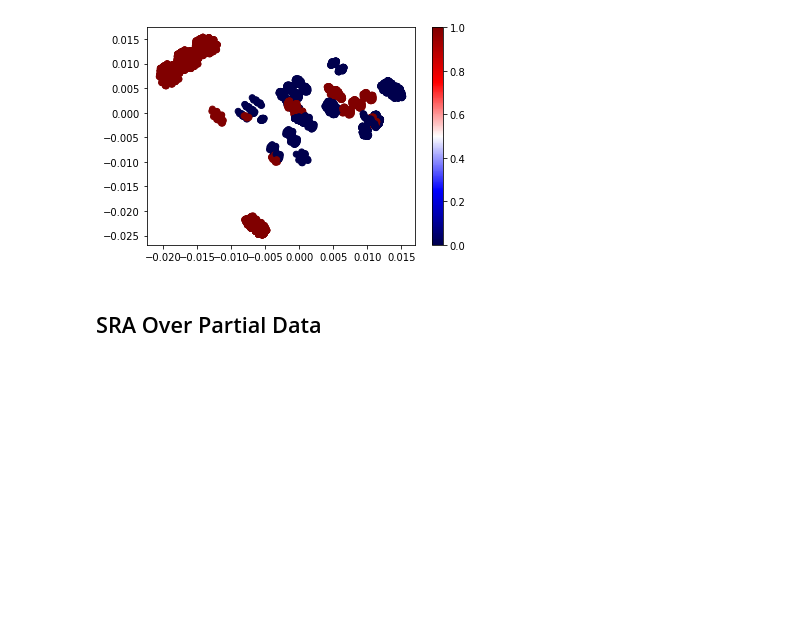
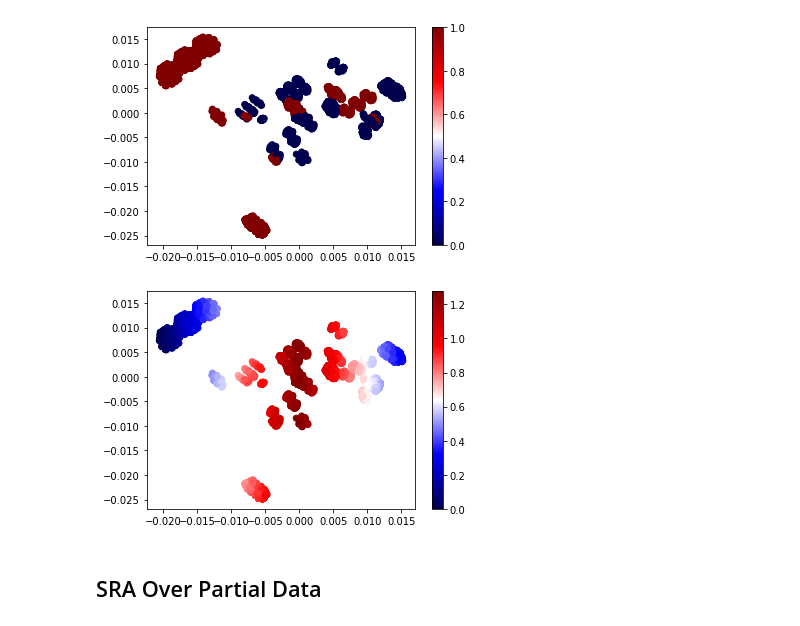
Before and after one commit to wetherc/sra, a Jupyter notebook: sra_demo.ipynb, the cells around one changed output. Drawn from its saved outputs; the diff is of its cells as text; code cells hidden in the pictures; blank space fills up the shorter version.

```diff
--- a/sra_demo.ipynb
+++ b/sra_demo.ipynb
@@ -180,6 +184,10 @@ eigens, anomaly_rank, mFLAG = sra(kernel)
 plot_clusters(eigens, edible.cat.codes)
 # %% [output]
 [figure]
+# %%
+plot_clusters(eigens, anomaly_rank)
+# %% [output]
+[figure, added]
 # %% [markdown]
 ## SRA Over Partial Data
 # %%
```
Also changed, not shown: parts of 1 cell of this notebook, 1 other file.
